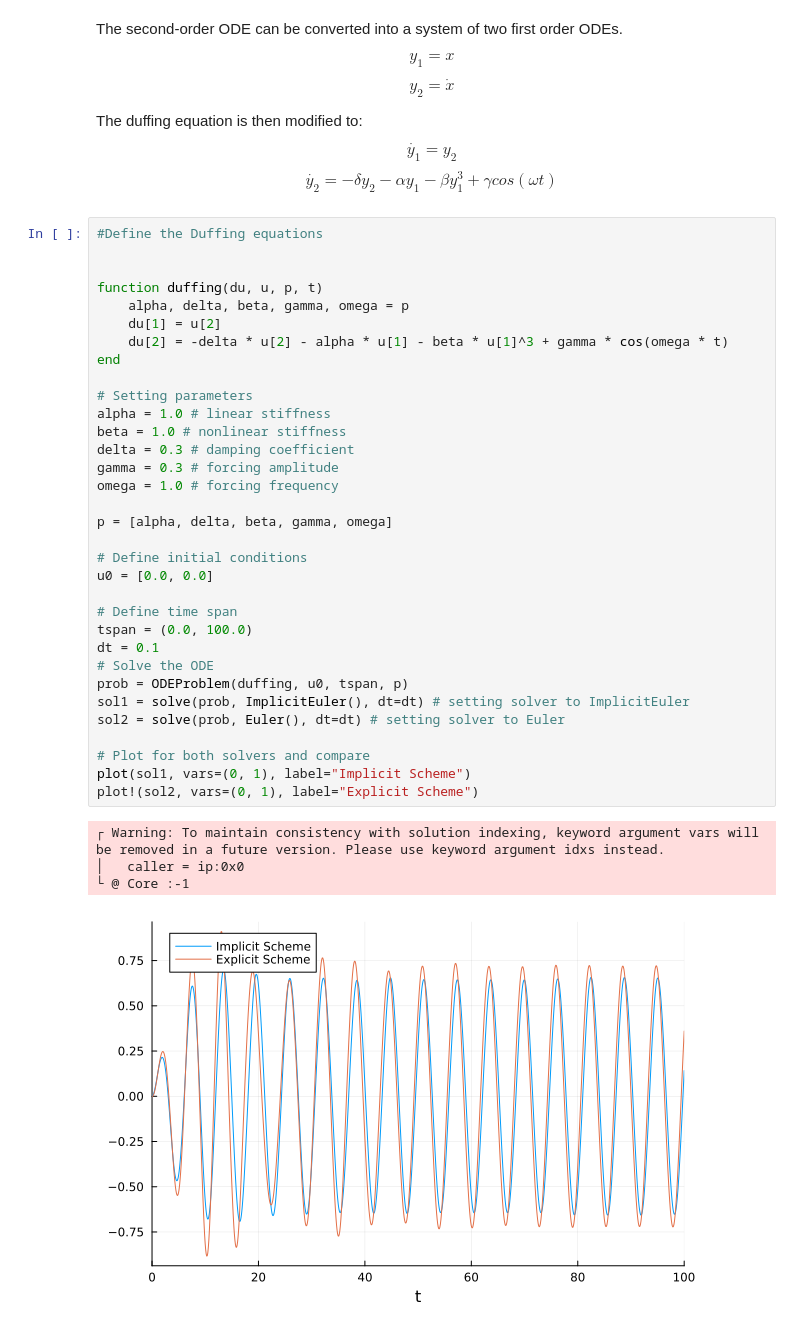
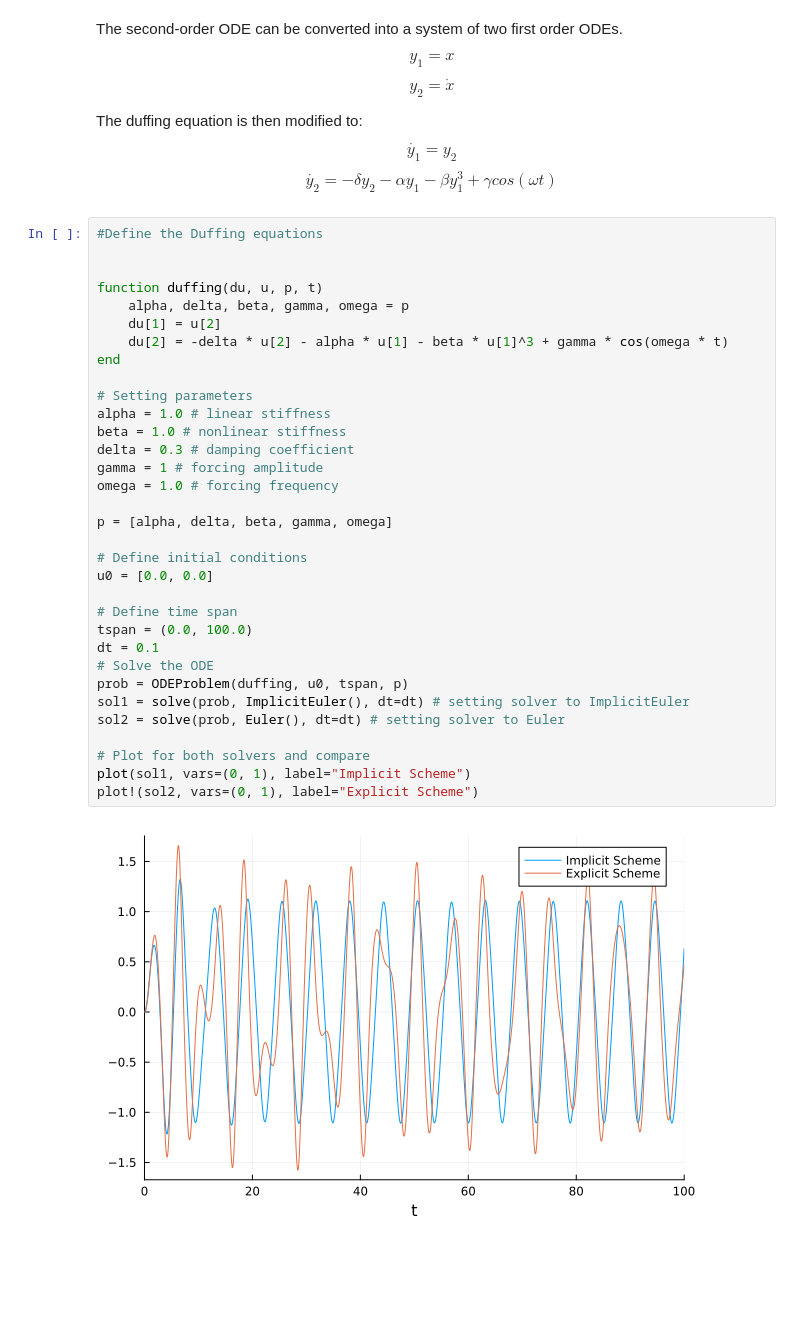
Before and after one commit to maanpandya/sediment-transport, a Jupyter notebook: Duffing Equation/Time Stepping/duffing_time_integration.ipynb, the cells around one changed output. Saved outputs shown, nothing was run; the diff lists cells and outputs as text; blank space fills up the shorter version.

```diff
--- a/Duffing Equation/Time Stepping/duffing_time_integration.ipynb
+++ b/Duffing Equation/Time Stepping/duffing_time_integration.ipynb
@@ -38,35 +38,32 @@ $$\dot{y_2} = -\delta y_2 - \alpha y_1 - \beta y_1^3 + \gamma cos(\omega t)$$
 
 function duffing(du, u, p, t)
     alpha, delta, beta, gamma, omega = p
     du[1] = u[2]
     du[2] = -delta * u[2] - alpha * u[1] - beta * u[1]^3 + gamma * cos(omega * t)
 end
 
 # Setting parameters
 alpha = 1.0 # linear stiffness
 beta = 1.0 # nonlinear stiffness
 delta = 0.3 # damping coefficient
-gamma = 0.3 # forcing amplitude
+gamma = 1 # forcing amplitude
 omega = 1.0 # forcing frequency
 
 p = [alpha, delta, beta, gamma, omega]
 
 # Define initial conditions
 u0 = [0.0, 0.0]
 
 # Define time span
 tspan = (0.0, 100.0)
 dt = 0.1
 # Solve the ODE
 prob = ODEProblem(duffing, u0, tspan, p)
 sol1 = solve(prob, ImplicitEuler(), dt=dt) # setting solver to ImplicitEuler
 sol2 = solve(prob, Euler(), dt=dt) # setting solver to Euler
 
 # Plot for both solvers and compare
 plot(sol1, vars=(0, 1), label="Implicit Scheme")
 plot!(sol2, vars=(0, 1), label="Explicit Scheme")
 # %% [output]
-┌ Warning: To maintain consistency with solution indexing, keyword argument vars will be removed in a future version. Please use keyword argument idxs instead.
-│   caller = ip:0x0
-└ @ Core :-1
-[figure, old version]
+[figure, new version]
```
Also changed, not shown: parts of 2 cells of this notebook, 1 other file.
